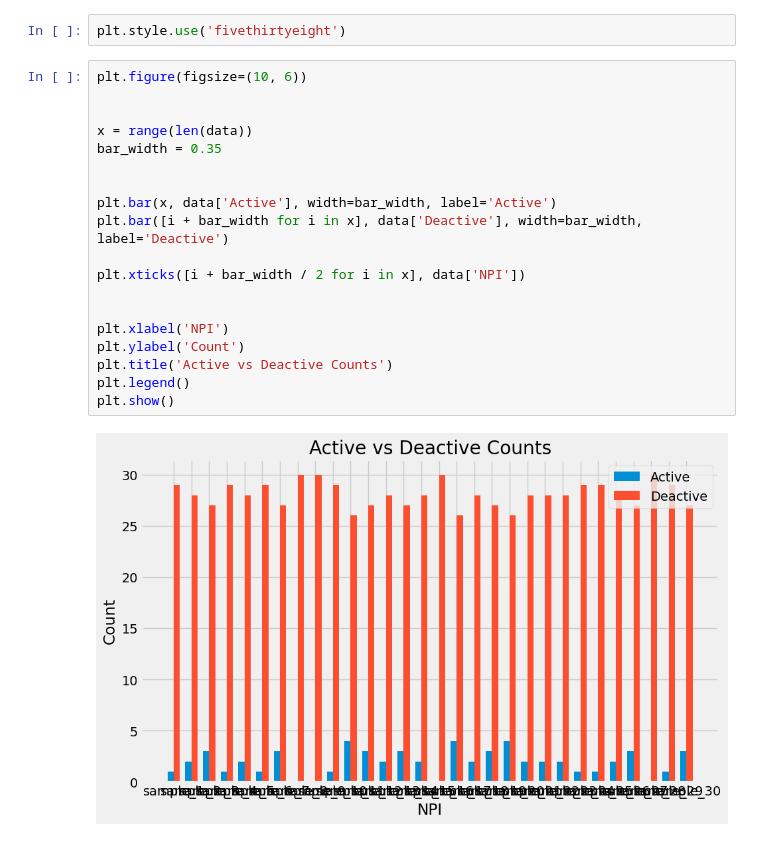
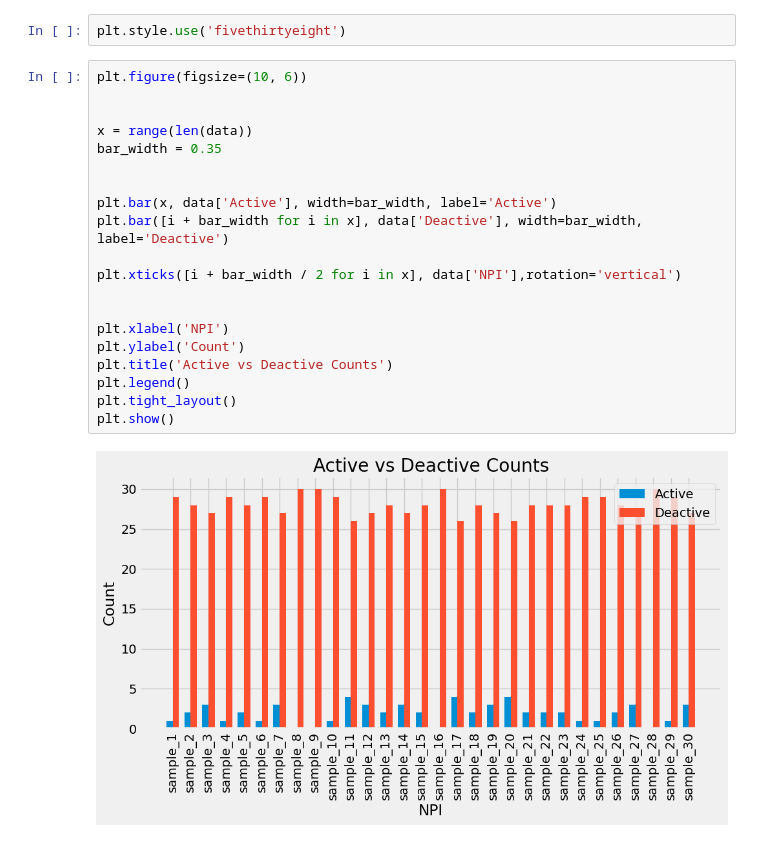
Before and after one commit to gpandit-cai/NPI_Sampling, a Jupyter notebook: Deactive_Cases_Sample_Checks.ipynb, the cells around one changed output. Saved outputs shown, nothing was run; the diff lists cells and outputs as text.

```diff
--- a/Deactive_Cases_Sample_Checks.ipynb
+++ b/Deactive_Cases_Sample_Checks.ipynb
@@ -104,21 +104,22 @@ plt.style.use('fivethirtyeight')
 # %%
 plt.figure(figsize=(10, 6))
 
 
 x = range(len(data))
 bar_width = 0.35
 
 
 plt.bar(x, data['Active'], width=bar_width, label='Active')
 plt.bar([i + bar_width for i in x], data['Deactive'], width=bar_width, label='Deactive')
 
-plt.xticks([i + bar_width / 2 for i in x], data['NPI'])
+plt.xticks([i + bar_width / 2 for i in x], data['NPI'],rotation='vertical')
 
 
 plt.xlabel('NPI')
 plt.ylabel('Count')
 plt.title('Active vs Deactive Counts')
 plt.legend()
+plt.tight_layout()
 plt.show()
 # %% [output]
-[figure, old version]
+[figure, new version]
```
